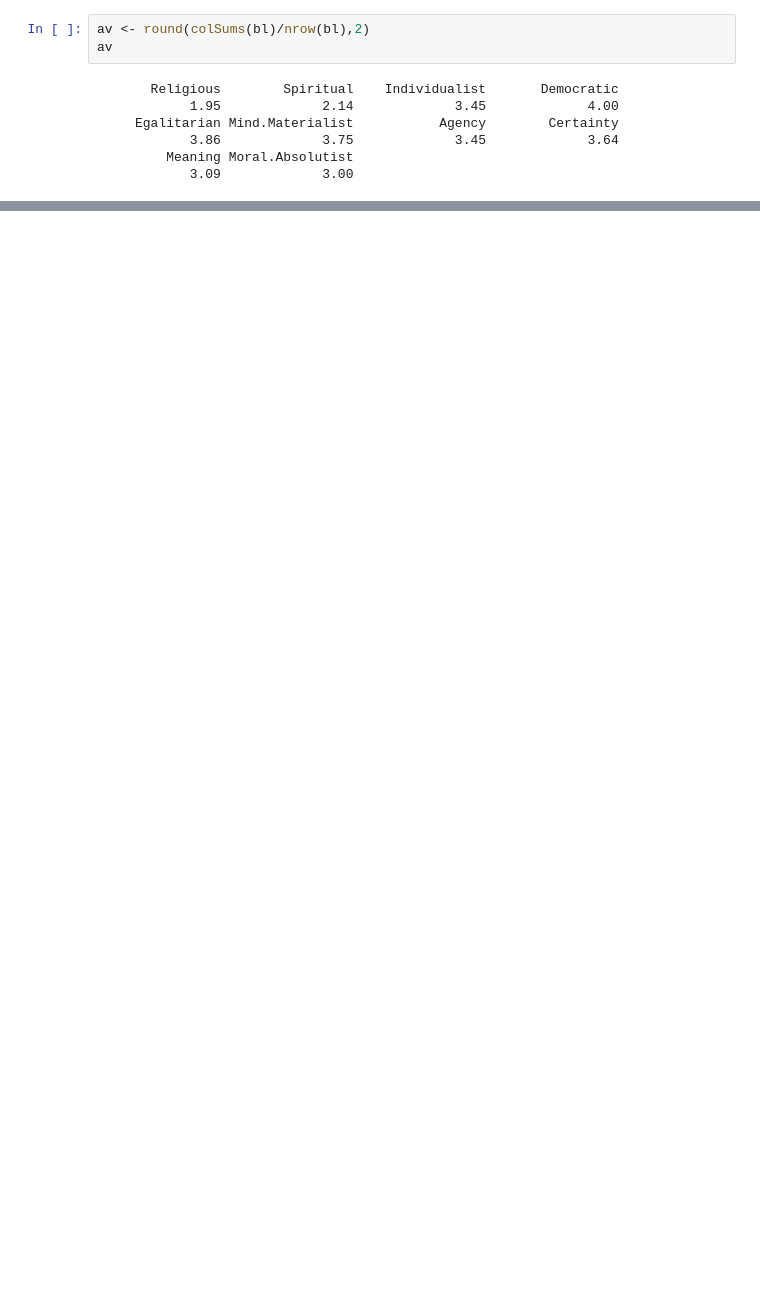
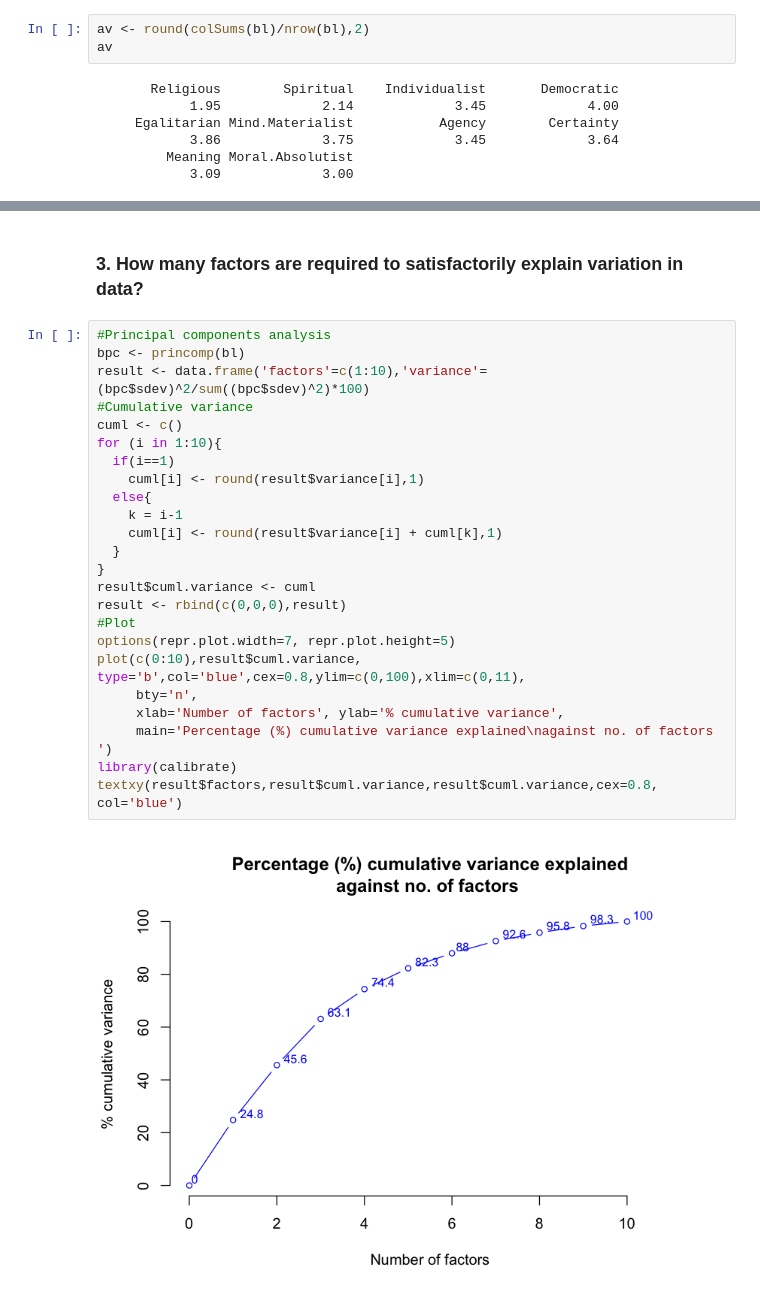
Before and after one commit to claussian/core-beliefs, a Jupyter notebook: Core beliefs questionnaire factor analysis.ipynb, the cells around one changed output, grey strips where cells are left out. Saved outputs shown, nothing was run; the diff lists cells and outputs as text; blank space fills up the shorter version.

```diff
--- a/Core beliefs questionnaire factor analysis.ipynb
+++ b/Core beliefs questionnaire factor analysis.ipynb
@@ -57,0 +58,28 @@ ERROR: Error in axis(): argument "side" is missing, with no default
+# %% [markdown]
+### 3. How many factors are required to satisfactorily explain variation in data?
+# %%
+#Principal components analysis
+bpc <- princomp(bl)
+result <- data.frame('factors'=c(1:10),'variance'=(bpc$sdev)^2/sum((bpc$sdev)^2)*100)
+#Cumulative variance
+cuml <- c()
+for (i in 1:10){
+  if(i==1)
+    cuml[i] <- round(result$variance[i],1)
+  else{
+    k = i-1
+    cuml[i] <- round(result$variance[i] + cuml[k],1)
+  }
+}
+result$cuml.variance <- cuml
+result <- rbind(c(0,0,0),result)
+#Plot
+options(repr.plot.width=7, repr.plot.height=5)
+plot(c(0:10),result$cuml.variance, type='b',col='blue',cex=0.8,ylim=c(0,100),xlim=c(0,11),
+     bty='n',
+     xlab='Number of factors', ylab='% cumulative variance',
+     main='Percentage (%) cumulative variance explained\nagainst no. of factors ')
+library(calibrate)
+textxy(result$factors,result$cuml.variance,result$cuml.variance,cex=0.8, col='blue')
+# %% [output]
+[figure, added]
```
Also changed, not shown: parts of 8 cells of this notebook.
